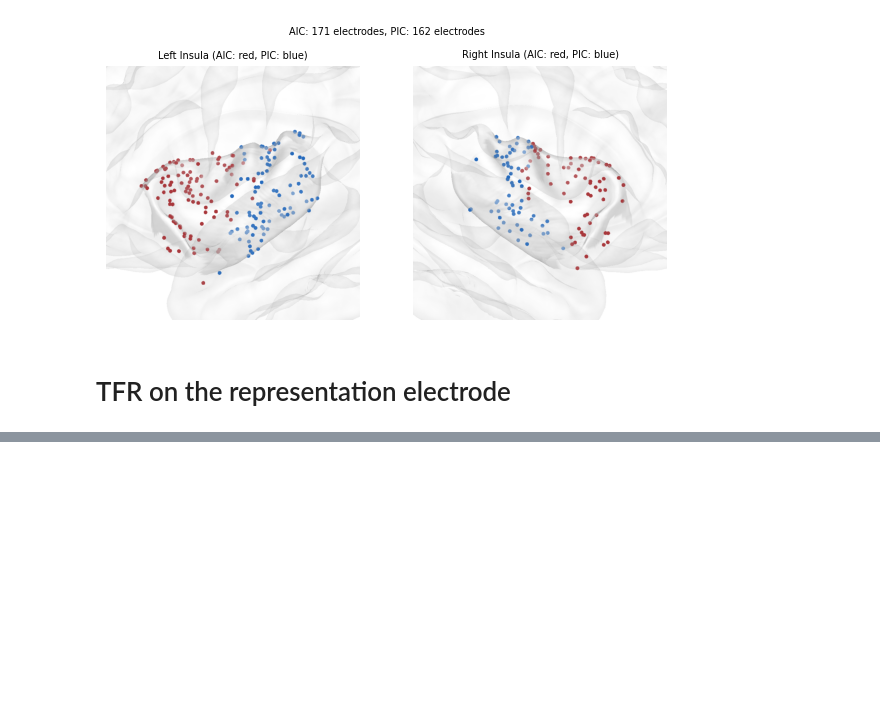
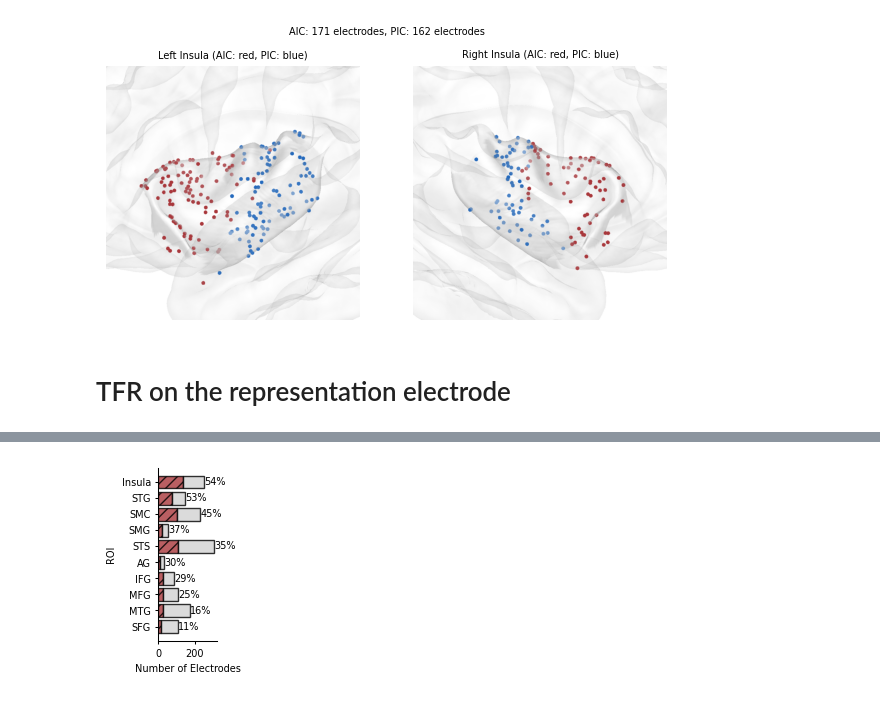
Before and after one commit to shinanlin/insula, a Jupyter notebook: viz/fig1.ipynb, the cells around one changed output, grey strips where cells are left out. Cells and saved outputs as stored; diff of their text form; code cells hidden in the pictures; blank space fills up the shorter version.

```diff
--- a/viz/fig1.ipynb
+++ b/viz/fig1.ipynb
@@ -531,0 +771,36 @@ tfr = tfr.pick(pickchannels)
+# %%
+# ============================================================
+# 可视化 6: 堆叠条形图 - 显示 significant vs non-significant
+# ============================================================
+
+fig, ax = plt.subplots(figsize=(4*cm, 6*cm))
+
+rois = roi_stats['roi'].values
+n_sig = roi_stats['n_sig_total'].values
+n_total = roi_stats['n_total'].values
+n_nonsig = n_total - n_sig
+
+# 堆叠条形图
+ax.barh(rois, n_sig, color=red, edgecolor='black', label='Significant', alpha=0.8, height=0.8, hatch='///',)
+ax.barh(rois, n_nonsig, left=n_sig, color='lightgray', edgecolor='black', label='Non-significant', alpha=0.8, height=0.8)
+
+# 在条形右侧标注占比
+for i, (roi, sig, total) in enumerate(zip(rois, n_sig, n_total)):
+    ratio = sig / total * 100
+    ax.text(total + 2, roi, f'{ratio:.0f}%', va='center', fontsize=7)
+
+
+for ax in fig.axes:
+    ax.tick_params(labelsize=7, width=.75, length=2, which='both')
+    plt.setp(ax.spines.values(), linewidth=.75)
+
+ax.set_xlabel('Number of Electrodes', fontsize=fontsize)
+ax.set_ylabel('ROI', fontsize=fontsize)
+
+sns.despine()
+ax.invert_yaxis()
+# ax.legend(loc='lower right', fontsize=6)
+plt.tight_layout()
+plt.show()
+# %% [output]
+[figure, added]
```
Also changed, not shown: parts of 12 cells of this notebook, 6 other files.
